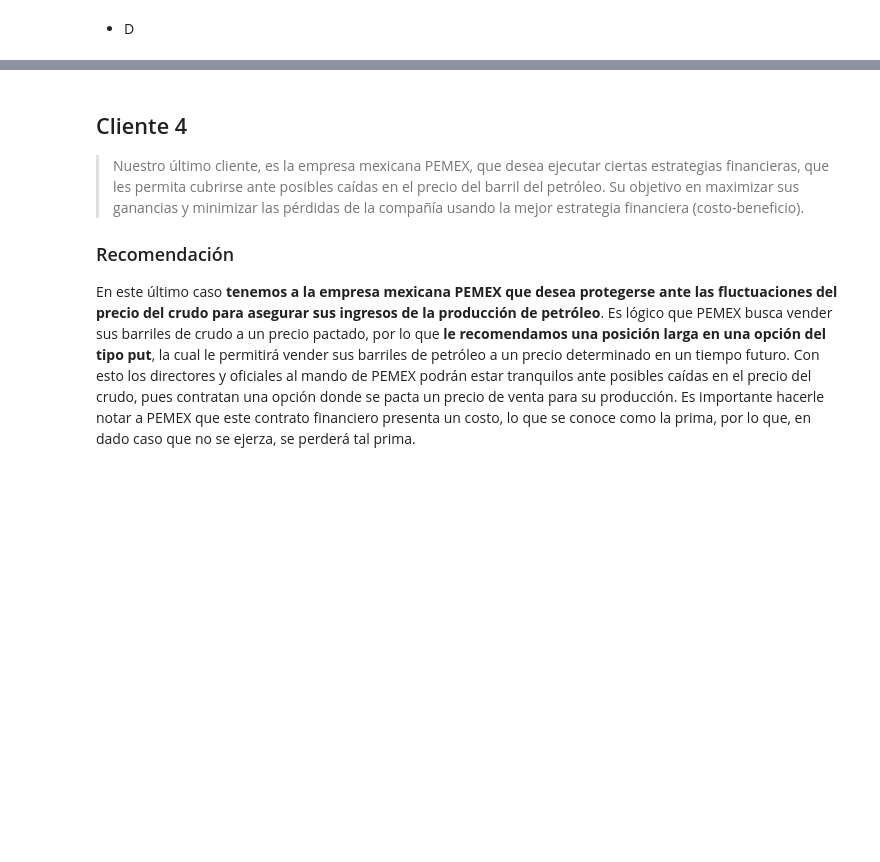
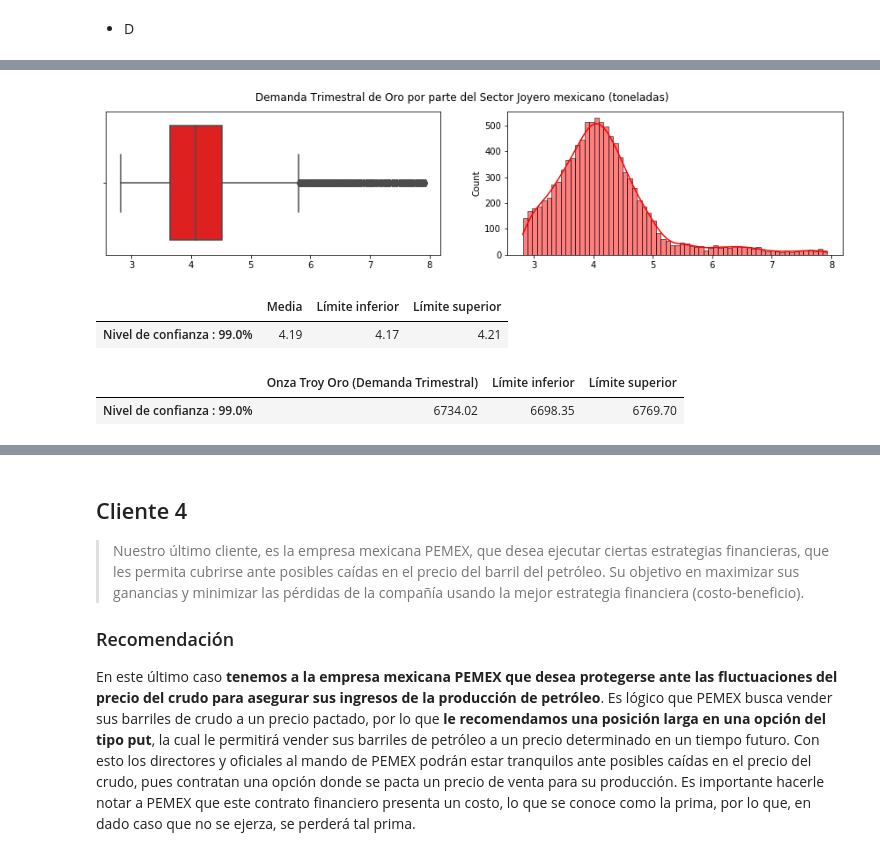
Before and after one commit to diegolazareno/Examen3_SPF, a Jupyter notebook: Examen_Tema3_DALopez.ipynb, the cells around one changed output, grey strips where cells are left out. Saved outputs shown, nothing was run; the diff lists cells and outputs as text; code cells hidden in the pictures; blank space fills up the shorter version.

```diff
--- a/Examen_Tema3_DALopez.ipynb
+++ b/Examen_Tema3_DALopez.ipynb
@@ -813,0 +924,19 @@ confidenceInterval(netIncome_NoOption, 0.99)
+# %%
+t1 = f_max(f_data1)
+x_accepted1 = acceptanceRejection(f_data1, t1, [data1_min, data1_max], 10000, "Muestreo estratificado")
+boxAndHistPlot(x_accepted1, (15, 3), "red", "Demanda Trimestral de Oro por parte del Sector Joyero mexicano (toneladas)")
+# %% [output]
+[figure, added]
+# %%
+predictionsGoldDemand = confidenceInterval(x_accepted1, 0.99)
+predictionsGoldDemand
+# %% [output]
+|  | Media | Límite inferior | Límite superior |
+| Nivel de confianza : 99.0% | 4.19 | 4.17 | 4.21 |
+# %%
+predictionsGoldDemand = predictionsGoldDemand * 32150.7 * 0.05
+predictionsGoldDemand.columns = ["Onza Troy Oro (Demanda Trimestral)", "Límite inferior", "Límite superior"]
+predictionsGoldDemand
+# %% [output]
+|  | Onza Troy Oro (Demanda Trimestral) | Límite inferior | Límite superior |
+| Nivel de confianza : 99.0% | 6734.02 | 6698.35 | 6769.70 |
```
Also changed, not shown: parts of 15 cells of this notebook, 1 other file.
